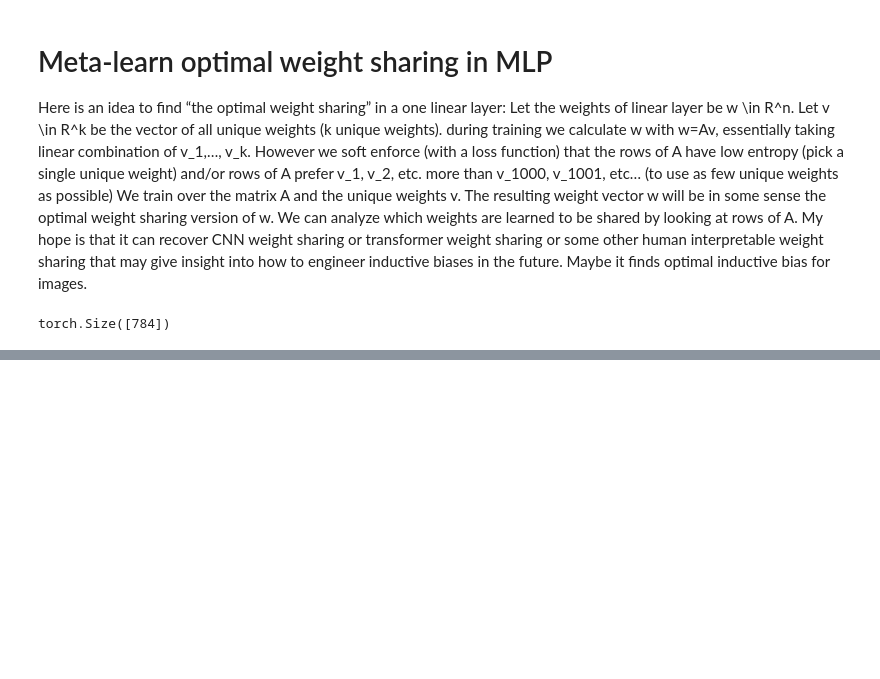
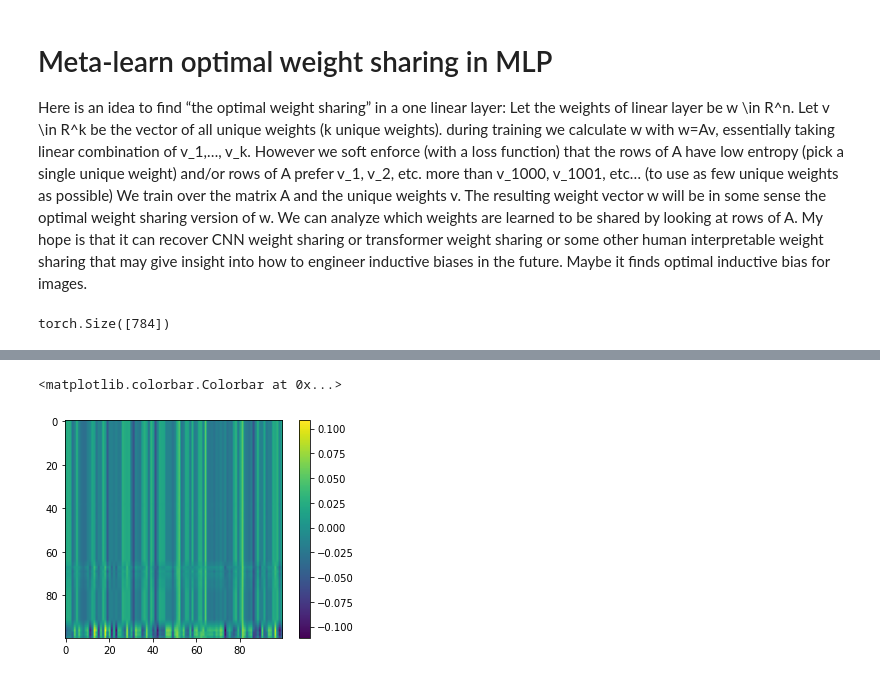
Before and after one commit to akarshkumar0101/ml-ideas, a Jupyter notebook: learn_shared_params.ipynb, the cells around one changed output, grey strips where cells are left out. Cells and saved outputs as stored; diff of their text form; code cells hidden in the pictures; blank space fills up the shorter version.

```diff
--- a/learn_shared_params.ipynb
+++ b/learn_shared_params.ipynb
@@ -18,6 +18,8 @@ from torch import nn
 import numpy as np
 
 from tqdm.notebook import tqdm
+# %%
+device = 'cuda' if torch.cuda.is_available() else 'cpu'
 # %%
 m = mnist.MNIST()
 # %%
@@ -81,7 +83,7 @@ class SharedNet(nn.Module):
     def forward(self, x):
         x = x.reshape(len(x), -1)
         for A, v, i, o in zip(self.As, self.vs, self.hidden_sizes[:-1], self.hidden_sizes[1:]):
-#             A = A.softmax(dim=-1)
+            A = (A/10.).softmax(dim=-1)
             wb = A@v
             wb = wb.reshape(o, i+1)
 
@@ -96,6 +98,7 @@ class SharedNet(nn.Module):
 net = Net([100,30])
 print(np.sum([p.numel() for p in net.parameters()]))
 net = SharedNet([100,30], [100, 100])
+net = SharedNet([100,30], [10, 10])
 print(np.sum([p.numel() for p in net.parameters()]))
 
 # net(torch.randn(100, 28*28)).shape
@@ -105,3 +112,5 @@ print(np.sum([p.numel() for p in net.parameters()]))
+# %%
+net = net.to(device)
 # %%
 loss_function = torch.nn.CrossEntropyLoss()
 opt = torch.optim.Adam(net.parameters(), lr=1e-2)
@@ -155,0 +180,6 @@ calc_ds_stats(net, m.loader_test)
+# %%
+plt.imshow(net.As[0].detach().cpu().numpy()[:100])
+plt.colorbar()
+# %% [output]
+<matplotlib.colorbar.Colorbar at 0x...>
+[figure, added]
```
Also changed, not shown: parts of 10 cells of this notebook, 3 other files.
